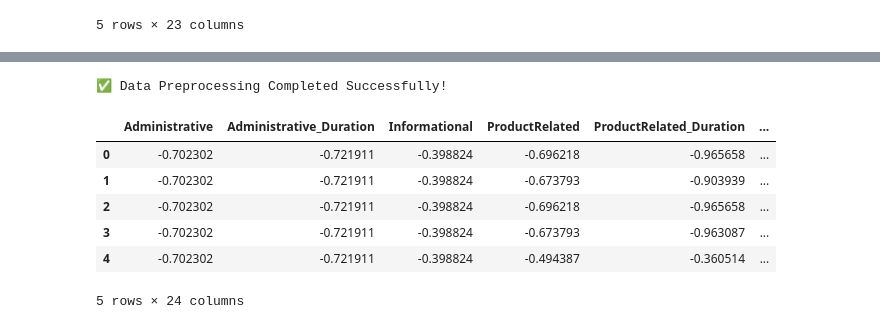
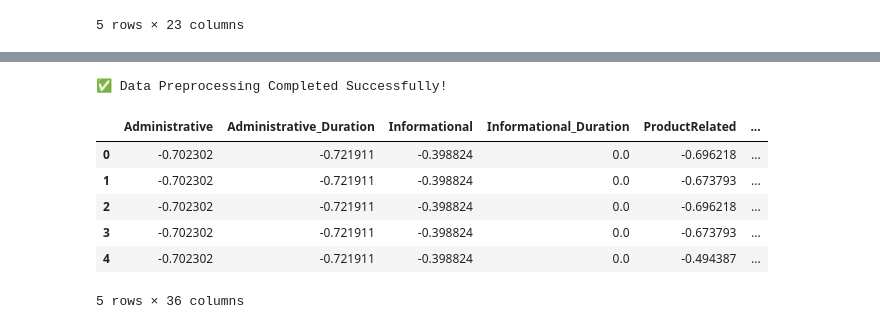
Before and after one commit to Sahil88820/Online-Shopper-Buy-or-Bail, a Jupyter notebook: notebooks/01_exploratory_data_analysis.ipynb, the cells around one changed output, grey strips where cells are left out. Drawn from its saved outputs; the diff is of its cells as text; code cells hidden in the pictures.

```diff
--- a/notebooks/01_exploratory_data_analysis.ipynb
+++ b/notebooks/01_exploratory_data_analysis.ipynb
@@ -60,8 +58,7 @@ df.head()
 | 3 | 0 | 0.0 | 0 | 0.0 | 2 | ... |
 | 4 | 0 | 0.0 | 0 | 0.0 | 10 | ... |
 # %%
-from sklearn.preprocessing import LabelEncoder, OneHotEncoder
-df['Month'] = df['Month'].astype('category').cat.codes  # or one-hot encode
+
 df['VisitorType'] = LabelEncoder().fit_transform(df['VisitorType'])
 df['Weekend'] = df['Weekend'].astype(int)
 df['Revenue'] = df['Revenue'].astype(int)
@@ -138,17 +135,19 @@ df.head()
 | 4 | 0 | 0.0 | 0 | 0.0 | 10 | ... |
 5 rows × 23 columns
 # %%
-month_map = {'Jan':1, 'Feb':2, 'Mar':3, 'Apr':4, 'May':5, 'June':6,
-             'Jul':7, 'Aug':8, 'Sep':9, 'Oct':10, 'Nov':11, 'Dec':12}
-df['Month_encoded'] = df['Month'].map(month_map)
+''' # Map month names to numeric values
+month_map = {
+    'Jan':1, 'Feb':2, 'Mar':3, 'Apr':4, 'May':5, 'Jun':6,
+    'Jul':7, 'Aug':8, 'Sep':9, 'Oct':10, 'Nov':11, 'Dec':12
+}
 
-def get_season(month_num):
-    if month_num in [11, 12, 1]: return 'Holiday'
-    elif month_num in [2, 3, 4]: return 'Spring'
-    elif month_num in [5, 6, 7]: return 'Summer'
-    else: return 'Fall'
-
-df['Season'] = df['Month_encoded'].apply(get_season)
-df = pd.get_dummies(df, columns=['Season'], drop_first=True)
-df.head()
+# Encode Month as numeric only if it's not already numeric
+if df['Month'].dtype == object:
+    df['Month'] = df['Month'].map(month_map)
+    print(df[['Month']].head())
+else:
+    print("Month column already numeric. Sample values:")
+    print(df['Month'].head())'''
+df = pd.get_dummies(df, columns=['Month'], prefix='Month')
+df.info()
 # %% [output]
@@ -187,28 +207,37 @@ df.head()
 # %%
 # 1️⃣3️⃣ Clean before scaling
 df.replace([np.inf, -np.inf], np.nan, inplace=True)
 df.fillna(df.mean(numeric_only=True), inplace=True)
 
 # 1️⃣4️⃣ Remove zero-variance numeric columns
 num_cols = df.select_dtypes(include=['int64', 'float64']).columns.tolist()
 if 'Revenue' in num_cols:
     num_cols.remove('Revenue')
-zero_var_cols = [col for col in num_cols if df[col].nunique() <= 1]
-df.drop(columns=zero_var_cols, inplace=True, errors='ignore')
-num_cols = [col for col in num_cols if col not in zero_var_cols]
+exclude_cols = [
+    'Revenue',               # target variable
+    'VisitorType',           # categorical
+    'Weekend',               # binary flag
+    'HighBounce',            # binary flag
+    'HighExit',              # binary flag
+    'ActiveBuyer',           # binary flag
+    'ReturningVisitorFlag',  # binary flag
+    'Month'                  # numeric but categorical (1-12)
+]
+exclude_cols += [col for col in df.columns if col.startswith('Month_')]
+num_cols = [col for col in num_cols if col not in exclude_cols]
 
 # 1️⃣5️⃣ Standardize numeric columns
 scaler = StandardScaler()
 df[num_cols] = scaler.fit_transform(df[num_cols])
 
 print("✅ Data Preprocessing Completed Successfully!")
 df.head()
 # %% [output]
 ✅ Data Preprocessing Completed Successfully!
-|  | Administrative | Administrative_Duration | Informational | ProductRelated | ProductRelated_Duration | ... |
-| 0 | -0.702302 | -0.721911 | -0.398824 | -0.696218 | -0.965658 | ... |
-| 1 | -0.702302 | -0.721911 | -0.398824 | -0.673793 | -0.903939 | ... |
-| 2 | -0.702302 | -0.721911 | -0.398824 | -0.696218 | -0.965658 | ... |
-| 3 | -0.702302 | -0.721911 | -0.398824 | -0.673793 | -0.963087 | ... |
-| 4 | -0.702302 | -0.721911 | -0.398824 | -0.494387 | -0.360514 | ... |
+|  | Administrative | Administrative_Duration | Informational | Informational_Duration | ProductRelated | ... |
+| 0 | -0.702302 | -0.721911 | -0.398824 | 0.0 | -0.696218 | ... |
+| 1 | -0.702302 | -0.721911 | -0.398824 | 0.0 | -0.673793 | ... |
+| 2 | -0.702302 | -0.721911 | -0.398824 | 0.0 | -0.696218 | ... |
+| 3 | -0.702302 | -0.721911 | -0.398824 | 0.0 | -0.673793 | ... |
+| 4 | -0.702302 | -0.721911 | -0.398824 | 0.0 | -0.494387 | ... |
-5 rows × 24 columns
+5 rows × 36 columns
```
Also changed, not shown: parts of 10 cells of this notebook.
